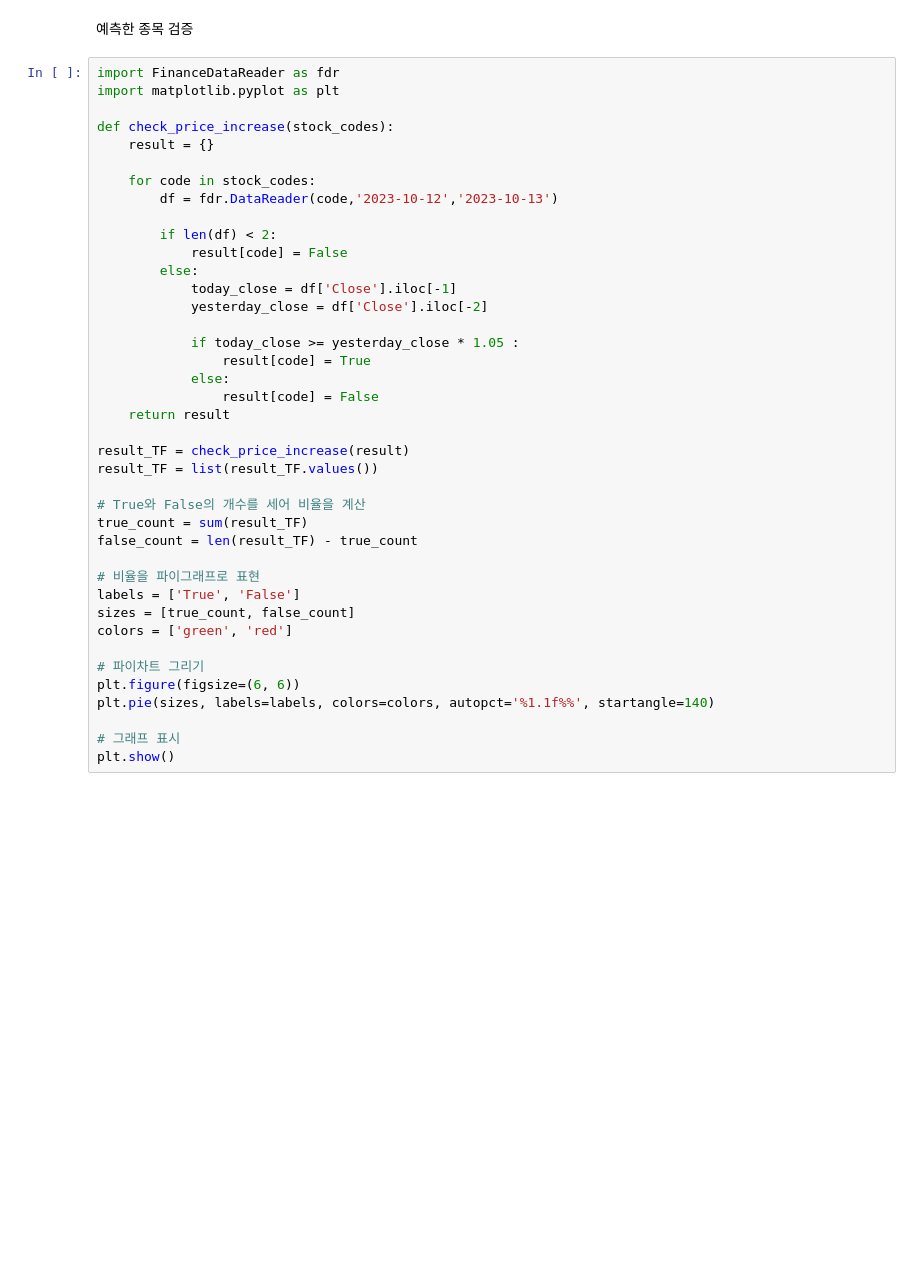
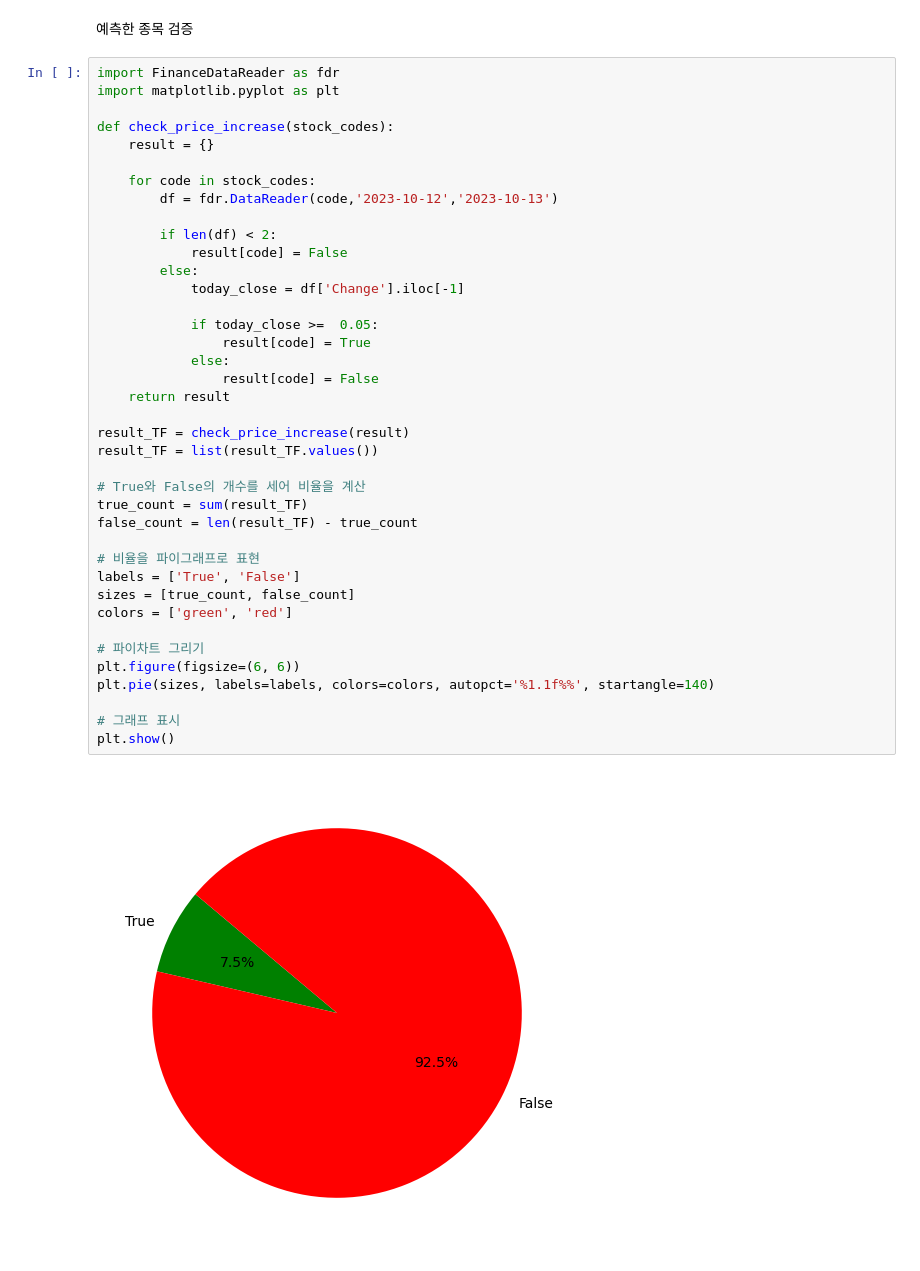
Before and after one commit to moonseunghoo/Stock_Machine_Learning, a Jupyter notebook: LGBM.ipynb, the cells around one changed output. Drawn from its saved outputs; the diff is of its cells as text; blank space fills up the shorter version.

```diff
--- a/LGBM.ipynb
+++ b/LGBM.ipynb
@@ -191,33 +291,34 @@ def check_price_increase(stock_codes):
     for code in stock_codes:
         df = fdr.DataReader(code,'2023-10-12','2023-10-13')
 
         if len(df) < 2:
             result[code] = False
         else:
-            today_close = df['Close'].iloc[-1]
-            yesterday_close = df['Close'].iloc[-2]
+            today_close = df['Change'].iloc[-1]
 
-            if today_close >= yesterday_close * 1.05 :
+            if today_close >=  0.05:
                 result[code] = True
             else:
                 result[code] = False
     return result
 
 result_TF = check_price_increase(result)
 result_TF = list(result_TF.values())
 
 # True와 False의 개수를 세어 비율을 계산
 true_count = sum(result_TF)
 false_count = len(result_TF) - true_count
 
 # 비율을 파이그래프로 표현
 labels = ['True', 'False']
 sizes = [true_count, false_count]
 colors = ['green', 'red']
 
 # 파이차트 그리기
 plt.figure(figsize=(6, 6))
 plt.pie(sizes, labels=labels, colors=colors, autopct='%1.1f%%', startangle=140)
 
 # 그래프 표시
 plt.show()
+# %% [output]
+[figure, added]
```
Also changed, not shown: parts of 4 cells of this notebook, 11 other files.
